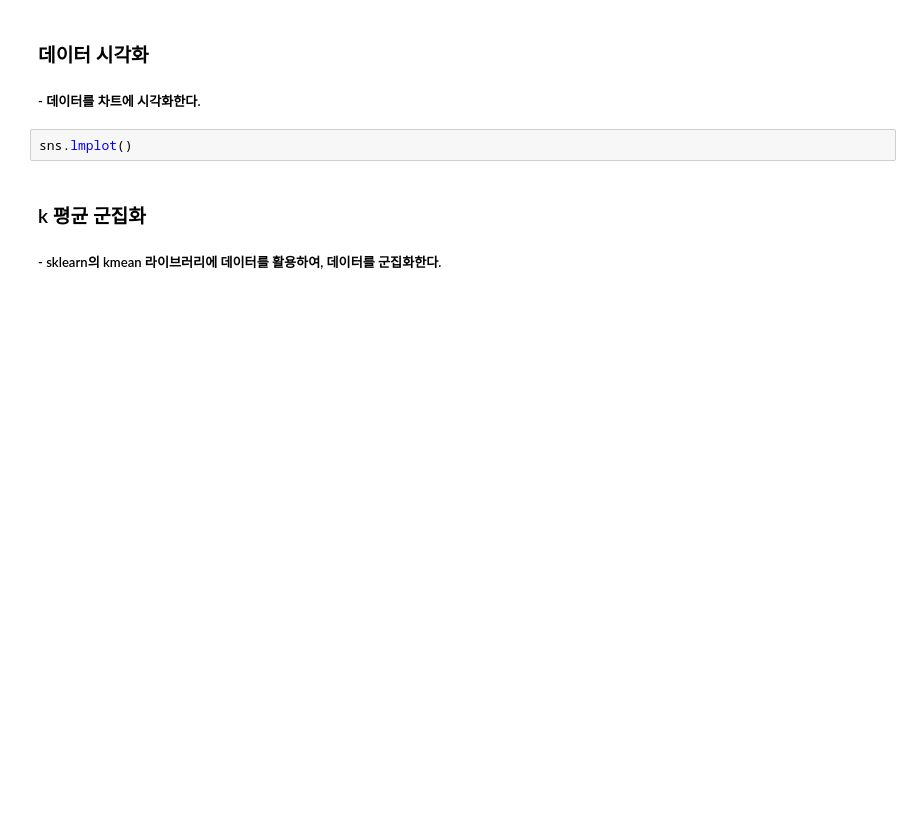
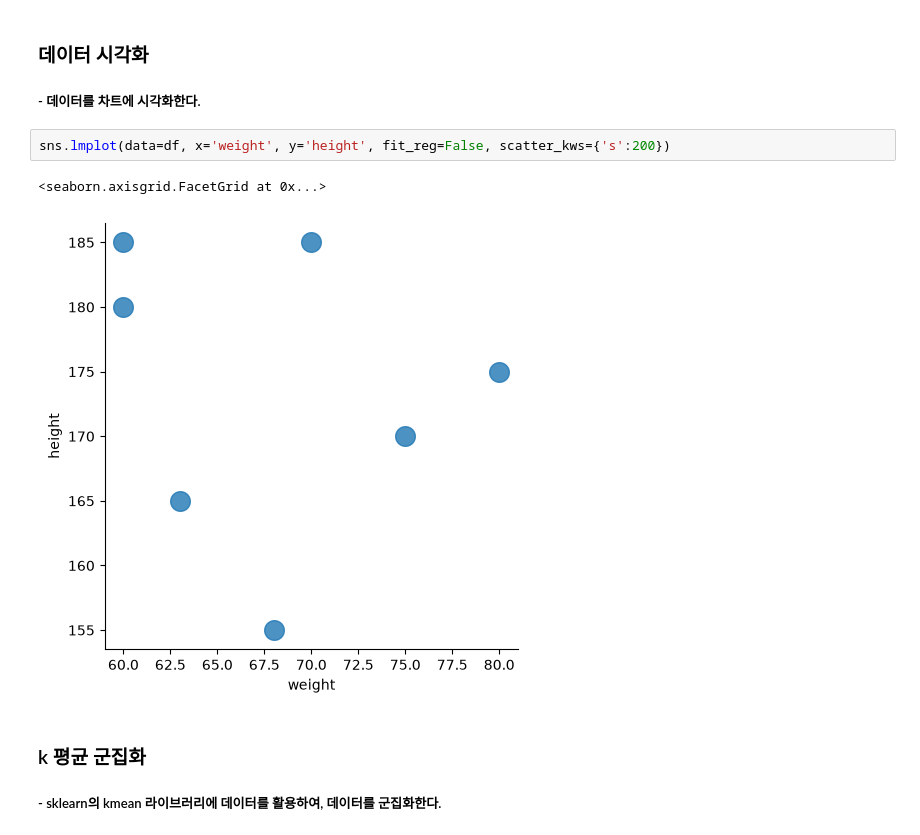
Before and after one commit to woyo73/AI_Learning, a Jupyter notebook: machine&deepLearning/src/machineLearning/ch07_k-Means-clustering.ipynb, the cells around one changed output. Drawn from its saved outputs; the diff is of its cells as text; blank space fills up the shorter version.

```diff
--- a/machine&deepLearning/src/machineLearning/ch07_k-Means-clustering.ipynb
+++ b/machine&deepLearning/src/machineLearning/ch07_k-Means-clustering.ipynb
@@ -29,7 +45,10 @@ print(df.values)
 ### 데이터 시각화
 ##### - 데이터를 차트에 시각화한다.
 # %%
-sns.lmplot()
+sns.lmplot(data=df, x='weight', y='height', fit_reg=False, scatter_kws={'s':200})
+# %% [output]
+<seaborn.axisgrid.FacetGrid at 0x...>
+[figure, added]
 # %% [markdown]
 ###  k 평균 군집화
 ##### - sklearn의 kmean 라이브러리에 데이터를 활용하여, 데이터를 군집화한다.
```
Also changed, not shown: parts of 6 cells of this notebook, 4 other files.
